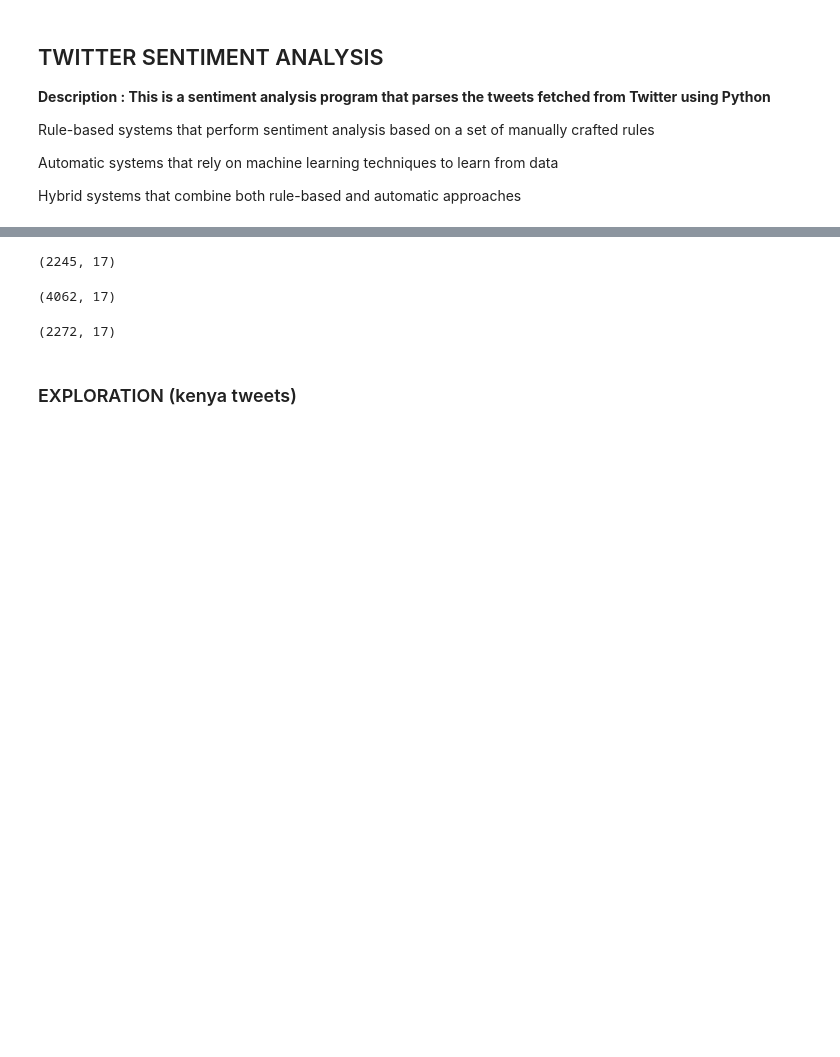
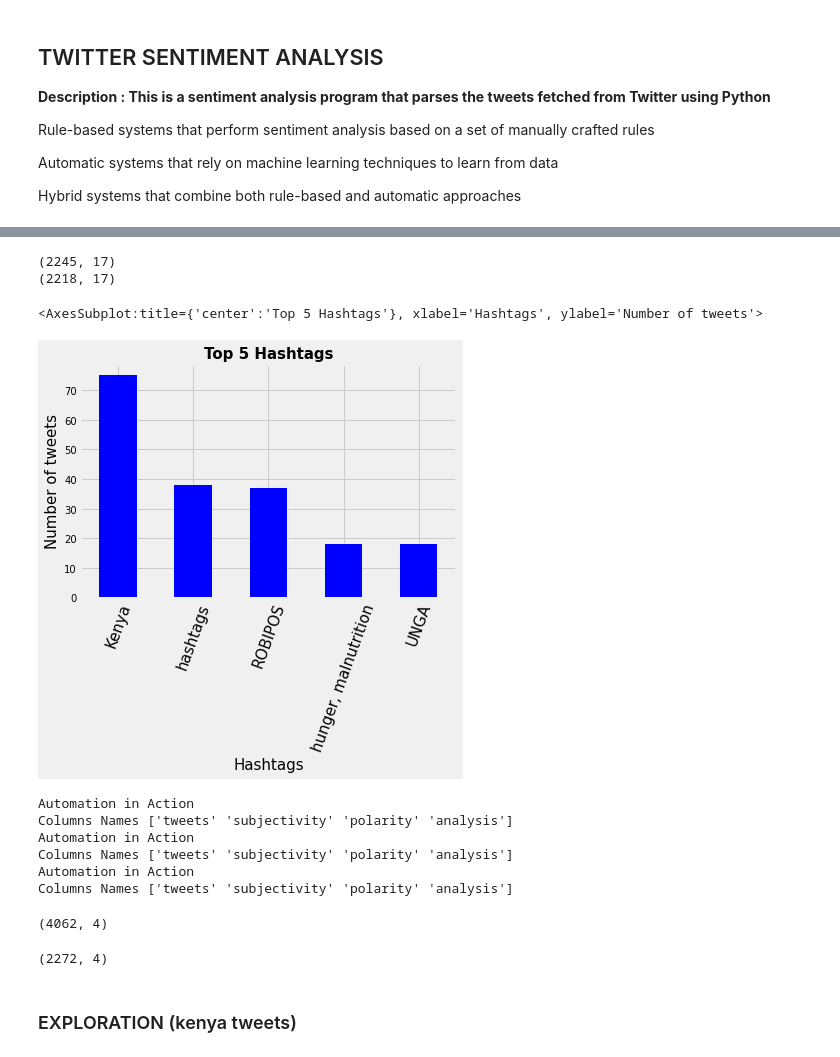
Before and after one commit to T-Orion/Impact-of-Covid-19-on-Food-Quantity-in-Africa, a Jupyter notebook: Sentiment Analysis (Covid 19 ).ipynb, the cells around one changed output, grey strips where cells are left out. Cells and saved outputs as stored; diff of their text form; code cells hidden in the pictures; blank space fills up the shorter version.

```diff
--- a/Sentiment Analysis (Covid 19 ).ipynb
+++ b/Sentiment Analysis (Covid 19 ).ipynb
@@ -51,0 +122,34 @@ ken_tweets['tweets'] = ken_tweets['original_text'].apply(cleanTxt)
+# %%
+print(ken_tweets.shape)
+b = ken_tweets[ken_tweets['hashtags'] != 'Kenya']
+b = ken_tweets[ken_tweets['hashtags'] != 'hashtags']
+b = ken_tweets[ken_tweets['hashtags'] != 'ROBIPOS']
+b = ken_tweets[ken_tweets['hashtags'] != 'TourDeMombasa']
+print(b.shape)
+# %% [output]
+(2245, 17)
+(2218, 17)
+# %%
+tweets_by_country = b['hashtags'].value_counts()
+
+fig, ax = plt.subplots()
+ax.tick_params(axis='x', labelsize=15)
+ax.tick_params(axis='y', labelsize=10)
+ax.set_xlabel('Hashtags', fontsize=15)
+ax.set_ylabel('Number of tweets' , fontsize=15)
+ax.set_title('Top 5 Hashtags', fontsize=15, fontweight='bold')
+tweets_by_country[:5].plot(ax=ax, kind='bar', color='blue', rot=70)
+# %% [output]
+<AxesSubplot:title={'center':'Top 5 Hashtags'}, xlabel='Hashtags', ylabel='Number of tweets'>
+[figure, added]
+# %%
+ng_tw = pipe.automate(ng_tweets['original_text'])
+sa_tw = pipe.automate(sa_tweets['original_text'])
+ken_tw = pipe.automate(ken_tweets['original_text'])
+# %% [output]
+Automation in Action
+Columns Names ['tweets' 'subjectivity' 'polarity' 'analysis']
+Automation in Action
+Columns Names ['tweets' 'subjectivity' 'polarity' 'analysis']
+Automation in Action
+Columns Names ['tweets' 'subjectivity' 'polarity' 'analysis']
@@ -52,14 +158,10 @@ ken_tweets['tweets'] = ken_tweets['original_text'].apply(cleanTxt)
 # %%
-ken_tweets.shape
+ng_tw.shape
 # %% [output]
-(2245, 17)
+(4062, 4)
 # %%
-ng_tweets.shape
+sa_tw.shape
 # %% [output]
-(4062, 17)
+(2272, 4)
-# %%
-sa_tweets.shape
-# %% [output]
-(2272, 17)
 # %% [markdown]
 ### EXPLORATION (kenya tweets)
```
Also changed, not shown: parts of 28 cells of this notebook.
